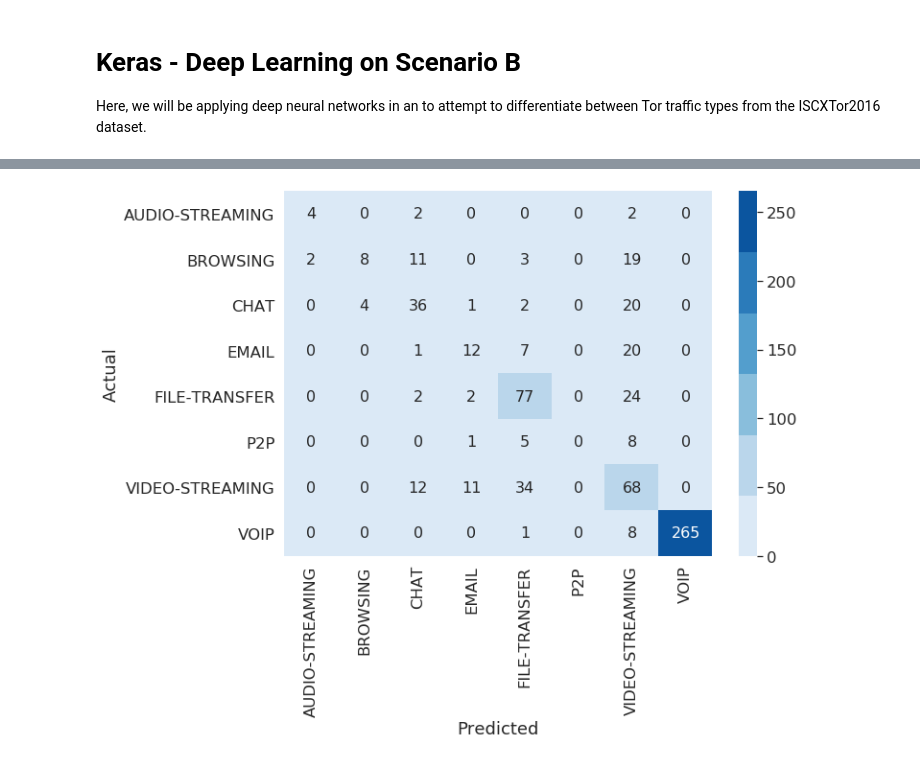
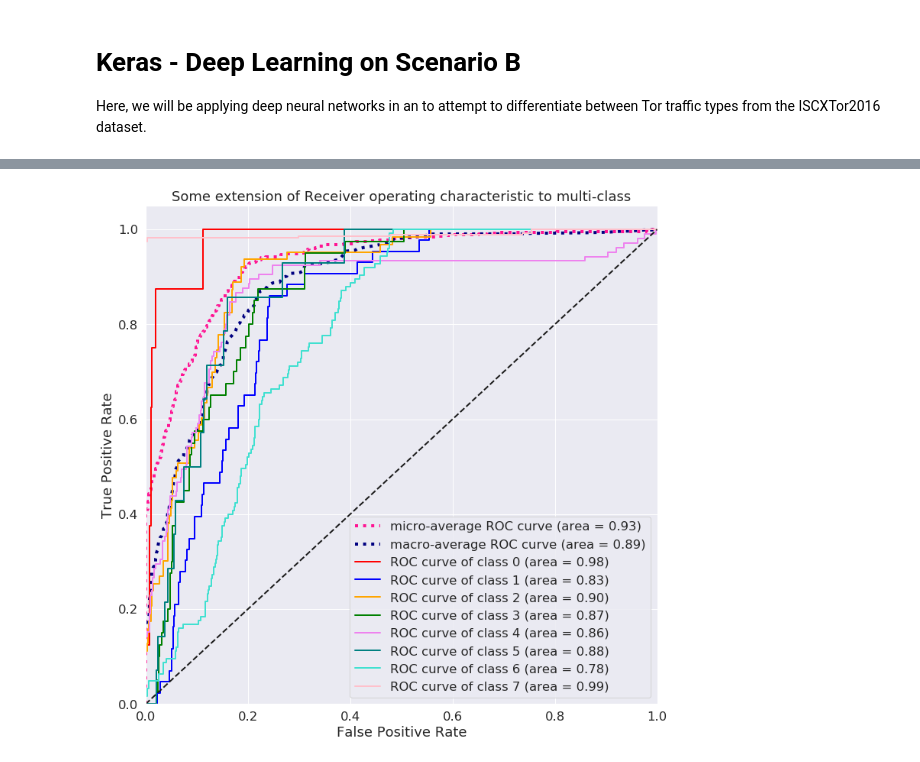
Before and after one commit to Colorado-Mesa-University-Cybersecurity/DeepLearning-TorTraffic, a Jupyter notebook: notebooks/keras scenario b experiment.ipynb, the cells around one changed output, grey strips where cells are left out. Cells and saved outputs as stored; diff of their text form; code cells hidden in the pictures.

Commit message:
initialized with prototype for ROC curve

```diff
--- a/notebooks/keras scenario b experiment.ipynb
+++ b/notebooks/keras scenario b experiment.ipynb
@@ -138,25 +156,100 @@ for file in files:
     metrics = [
         CategoricalAccuracy(),
         Recall(),
-        Precision()
+        Precision(),
+        AUC()
     ]
 
     # Deep Neural Network
     dnn = Sequential([
-            Dense(256, input_shape=(23,)),
-            Dense(128, activation='relu'),
-            Dense(64, activation='relu'),
-            Dense(32, activation='relu'),
+            #Dense(512, input_shape=(9,)),
+            #Dense(256, activation='relu'),
+            #Dense(128, activation='relu'),
+            #Dense(64, activation='relu'),
+            #Dense(32, activation='relu'),
+            #Dense(8, activation='softmax')
+            Dense(32, input_shape=(9,)),
             Dense(8, activation='softmax')
     ])
     dnn.compile(optimizer='adam', loss='categorical_crossentropy', metrics=metrics)
 
-    dnn.fit(X_train, y_train, epochs=25, verbose=0)
+    dnn.fit(X_train, y_train, batch_size=50, epochs=150, verbose=0)
 
+    y_score = dnn.predict(X_test)
+
+    # Produce ROC curve from https://hackernoon.com/simple-guide-on-how-to-generate-roc-plot-for-keras-classifier-2ecc6c73115a
+    # Note that I am working through this code and I'm going to clean it up as I learn more about how it works
+    import numpy as np
+    from numpy import interp
+    import matplotlib.pyplot as plt
+    from itertools import cycle
+    from sklearn.metrics import roc_curve, auc
+
+    # Plot linewidth.
+    lw = 2
+
+    # Compute ROC curve and ROC area for each class
+    fpr = dict()
+    tpr = dict()
+    roc_auc = dict()
+    n_classes=8
+    for i in range(n_classes):
+        fpr[i], tpr[i], _ = roc_curve(y_test[:, i], y_score[:, i])
+        roc_auc[i] = auc(fpr[i], tpr[i])
+
+    # Compute micro-average ROC curve and ROC area
+    fpr["micro"], tpr["micro"], _ = roc_curve(y_test.ravel(), y_score.ravel())
+    roc_auc["micro"] = auc(fpr["micro"], tpr["micro"])
+
+    # Compute macro-average ROC curve and ROC area
+
+    # First aggregate all false positive rates
+    all_fpr = np.unique(np.concatenate([fpr[i] for i in range(n_classes)]))
+
+    # Then interpolate all ROC curves at this points
+    mean_tpr = np.zeros_like(all_fpr)
+    for i in range(n_classes):
+        mean_tpr += interp(all_fpr, fpr[i], tpr[i])
+
+    # Finally average it and compute AUC
+    mean_tpr /= n_classes
+
+    fpr["macro"] = all_fpr
+    tpr["macro"] = mean_tpr
+    roc_auc["macro"] = auc(fpr["macro"], tpr["macro"])
+
+    # Plot all ROC curves
+    plt.figure(figsize=(12,12))
+    plt.plot(fpr["micro"], tpr["micro"],
+             label='micro-average ROC curve (area = {0:0.2f})'
+                   ''.format(roc_auc["micro"]),
+             color='deeppink', linestyle=':', linewidth=4)
+
+    plt.plot(fpr["macro"], tpr["macro"],
+             label='macro-average ROC curve (area = {0:0.2f})'
+                   ''.format(roc_auc["macro"]),
+             color='navy', linestyle=':', linewidth=4)
+
+    colors = cycle(['red', 'blue', 'orange', 'green', 'violet', 'teal', 'turquoise', 'pink'])
+    for i, color in zip(range(n_classes), colors):
+        plt.plot(fpr[i], tpr[i], color=color, lw=lw,
+                 label='ROC curve of class {0} (area = {1:0.2f})'
+                 ''.format(i, roc_auc[i]))
+
+    plt.plot([0, 1], [0, 1], 'k--', lw=lw)
+    plt.xlim([0.0, 1.0])
+    plt.ylim([0.0, 1.05])
+    plt.xlabel('False Positive Rate')
+    plt.ylabel('True Positive Rate')
+    plt.title('Some extension of Receiver operating characteristic to multi-class')
+    plt.legend(loc="lower right")
+    plt.show()
+
+    # This is the code I made before
     results = dnn.evaluate(X_test, y_test, verbose=0)
 
     print('Metrics:')
-    print('\tLoss\tAcc\tRecall\tPrecision')
+    print('\tLoss\tAcc\tRecall\tPrec\tAUC')
     for result in results:
         print('\t{:.2f}'.format(result), end='')
 
@@ -169 +260 @@ Training for TimeBasedFeatures-15s-Layer2.csvMetrics:
-[figure, old version]
+[figure, new version]
```
Also changed, not shown: parts of 5 cells of this notebook.
